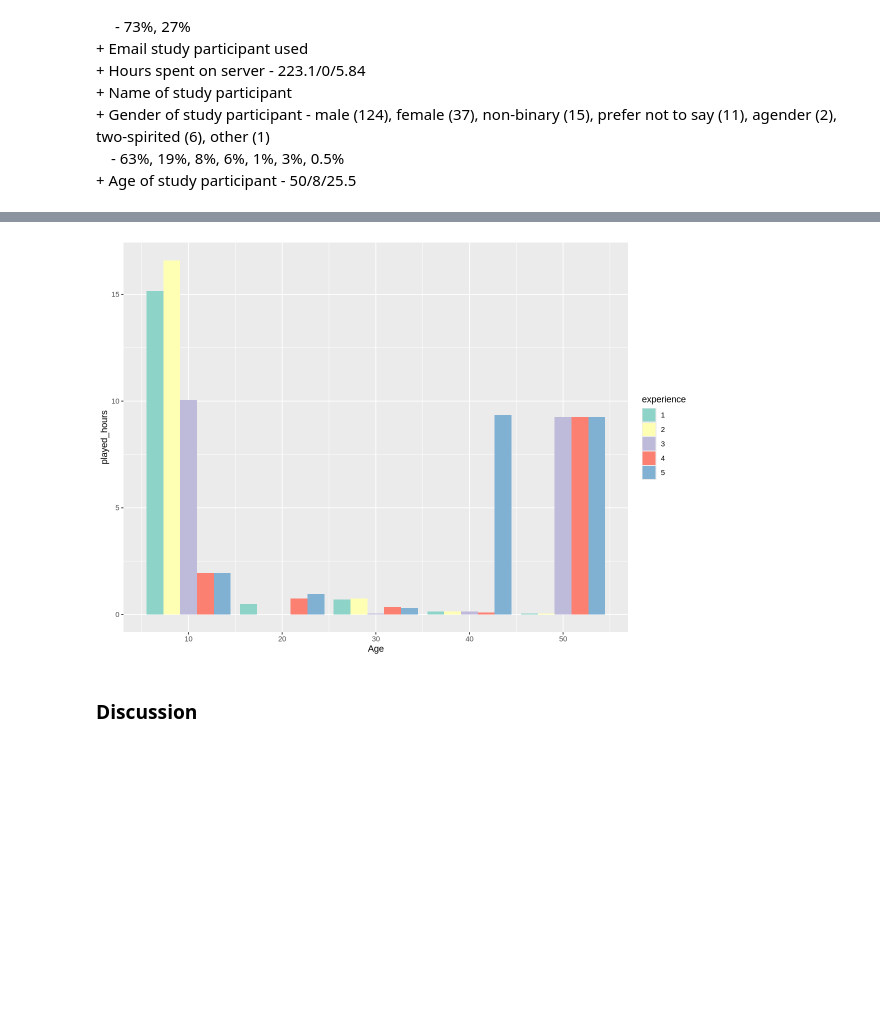
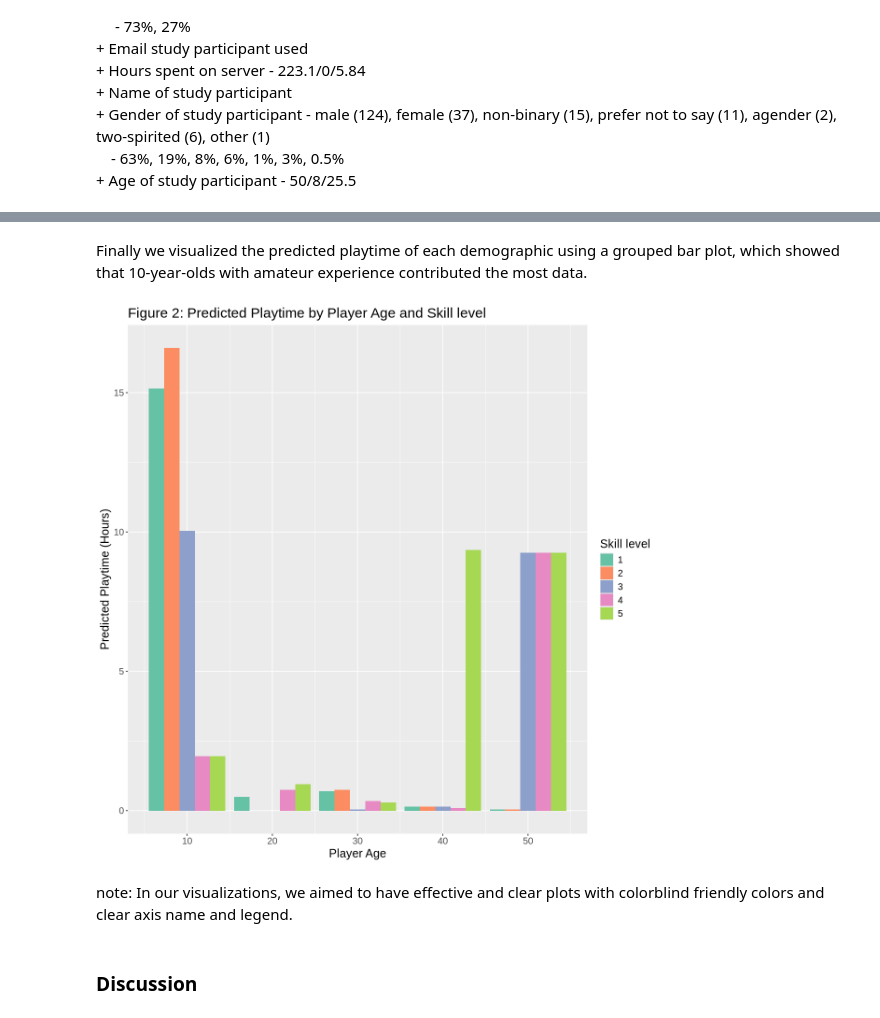
Before and after one commit to Jaye136/DSCI-100-project, a Jupyter notebook: project_version0.ipynb, the cells around one changed output, grey strips where cells are left out. Drawn from its saved outputs; the diff is of its cells as text; code cells hidden in the pictures; blank space fills up the shorter version.

```diff
--- a/project_version0.ipynb
+++ b/project_version0.ipynb
@@ -231,12 +265,23 @@ A tibble: 3 × 3
+# %% [markdown]
+Finally we visualized the predicted playtime of each demographic using a grouped bar plot, which showed that 10-year-olds with amateur experience contributed the most data.
 # %%
 # visualise the data analysis
+options(repr.plot.height = 10, repr.plot.width = 10)
 player_demo_graph <- pred_demographic_playtime |>
 mutate(experience = as.factor(experience)) |>
-ggplot(aes(x = Age, y = played_hours, fill = experience)) + geom_bar(stat = "identity", position = "dodge") +
-scale_fill_brewer(palette = "Set3")
+ggplot(aes(x = Age, y = played_hours, fill = experience)) +
+geom_bar(stat = "identity", position = "dodge") +
+labs(title = "Figure 2: Predicted Playtime by Player Age and Skill level",
+    x = "Player Age",
+    y = "Predicted Playtime (Hours)",
+    fill = "Skill level")+
+scale_fill_brewer(palette = "Set2")+
+theme(text=element_text(size=15))
 player_demo_graph
 # %% [output]
-[figure, old version]
+[figure, new version]
+# %% [markdown]
+note: In our visualizations, we aimed to have effective and clear plots with colorblind friendly colors and clear axis name and legend.
 # %% [markdown]
 ### **Discussion**
 # %% [markdown]
```
Also changed, not shown: parts of 17 cells of this notebook.
